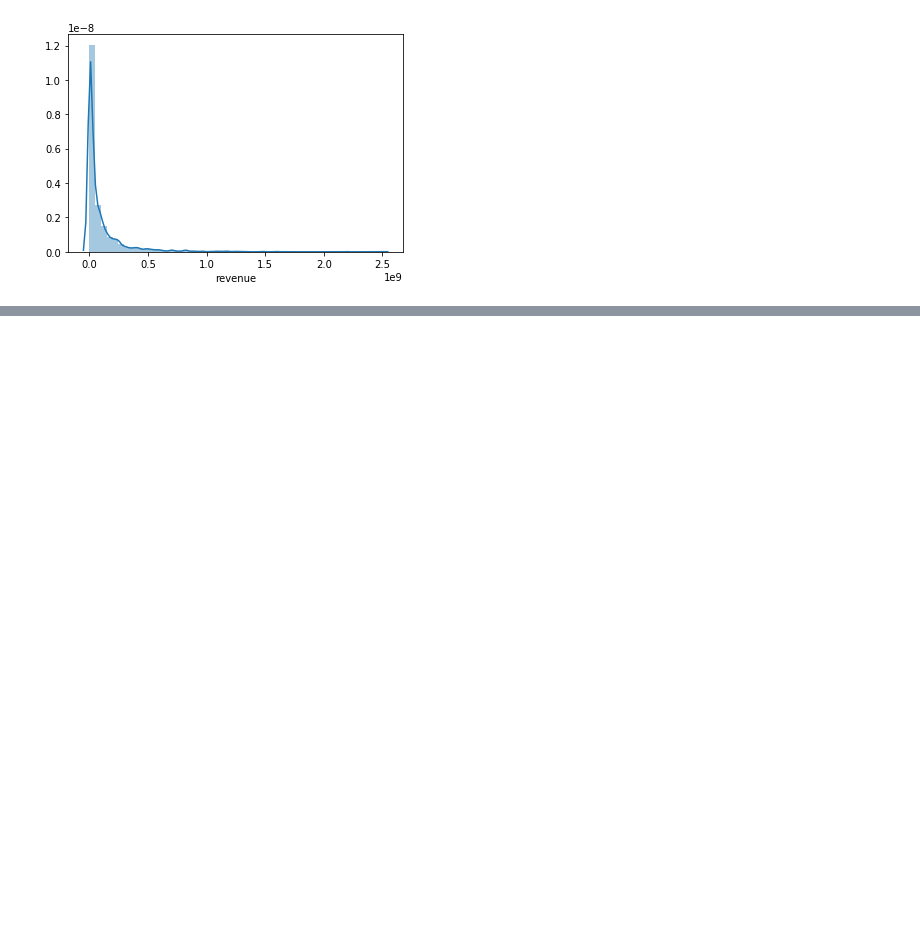
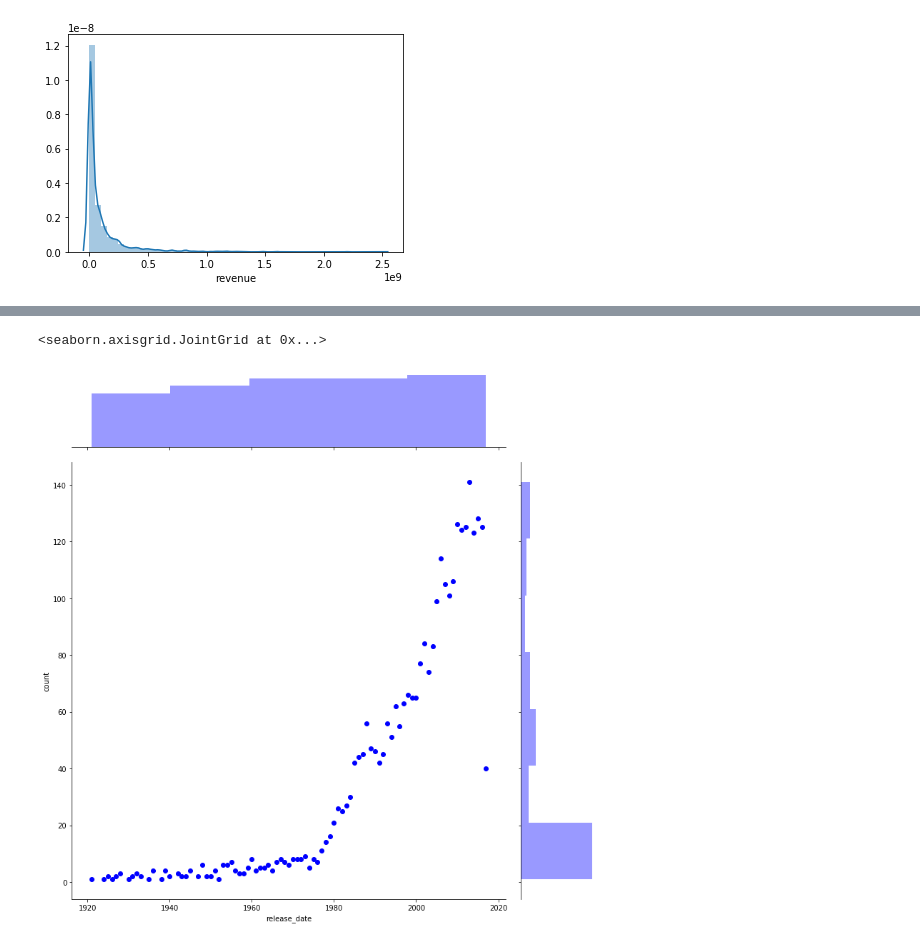
Before and after one commit to kamildoleglo/data-mining-box-office, a Jupyter notebook: ED.ipynb, the cells around one changed output, grey strips where cells are left out. Drawn from its saved outputs; the diff is of its cells as text; code cells hidden in the pictures; blank space fills up the shorter version.

Commit message:
Add some data analysis

```diff
--- a/ED.ipynb
+++ b/ED.ipynb
@@ -75,7 +76,7 @@ crew                       16
 revenue                     0
 dtype: int64
 # %%
-train = train_original.copy()
+dataset = dataset_original.copy()
 
 def fix_date(date):
     x = pd.to_datetime(date, format="%m/%d/%y")
@@ -83,13 +84,13 @@ def fix_date(date):
         year = x.year - 100
     else:
         year = x.year
-    return datetime.date(year,x.month,x.day)
+    return datetime.datetime(year,x.month,x.day)
 
-train["release_date"] = train_original["release_date"].apply(fix_date)
+dataset["release_date"] = dataset_original["release_date"].apply(fix_date)
 
 def adjust_price_to_inflation(price, date):
     return int(cpi.inflate(price, date.year))
 
-train["budget"] = train.apply(lambda x: adjust_price_to_inflation(x["budget"], x["release_date"]), axis=1)
-train["revenue"] = train.apply(lambda x: adjust_price_to_inflation(x["revenue"], x["release_date"]), axis=1)
+dataset["budget"] = dataset.apply(lambda x: adjust_price_to_inflation(x["budget"], x["release_date"]), axis=1)
+dataset["revenue"] = dataset.apply(lambda x: adjust_price_to_inflation(x["revenue"], x["release_date"]), axis=1)
 # %%
@@ -124,0 +132,6 @@ sns.distplot(train.revenue)
+# %%
+grouped = dataset.groupby(dataset["release_date"].dt.year)["id"].count().reset_index().rename(columns={"id":"count"})
+sns.jointplot(x="release_date", y="count", data=grouped, height=11, color="b")
+# %% [output]
+<seaborn.axisgrid.JointGrid at 0x...>
+[figure, added]
```
Also changed, not shown: parts of 13 cells of this notebook.
